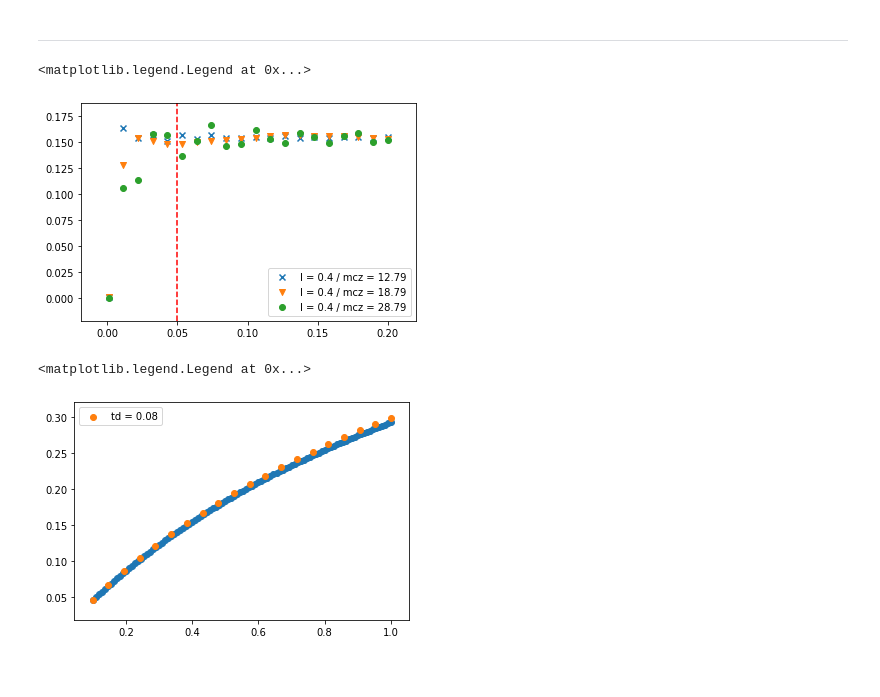
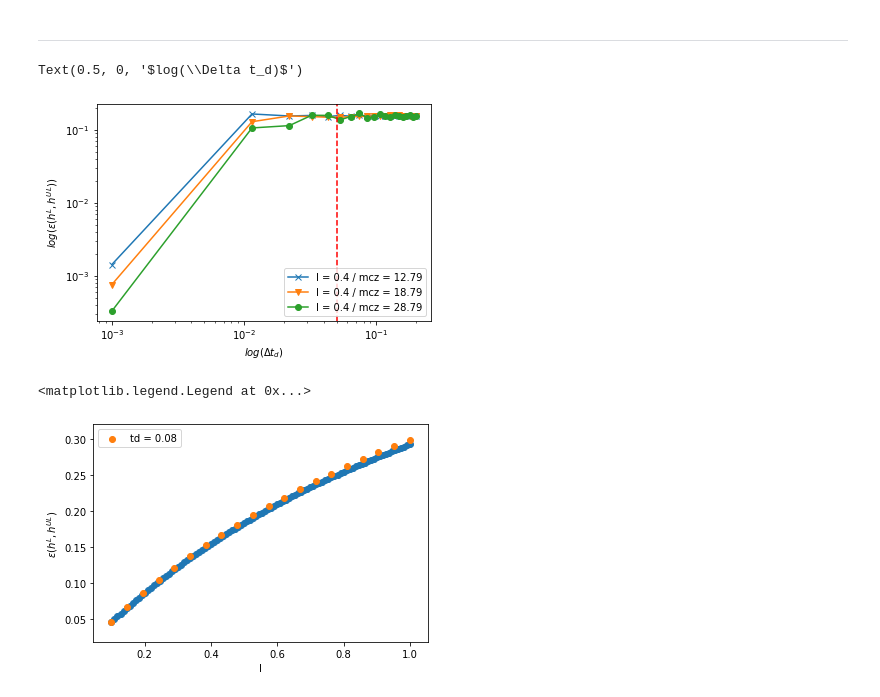
Before and after one commit to astroboy07/GW_Lensing, a Jupyter notebook: lens_properties.ipynb, the cells around one changed output. Drawn from its saved outputs; the diff is of its cells as text; code cells hidden in the pictures.

```diff
--- a/lens_properties.ipynb
+++ b/lens_properties.ipynb
@@ -286,23 +280,28 @@ df_4['match'] = np.array([-df_4[1][i][0] for i in range(len(df_4))])
 data_file = 'overlap_lensing_td_I=0.4_mcz=12.79.csv'
 df_5 = pd.read_csv(data_path + data_file, header = None, converters = {1: eval})
 df_5['match'] = np.array([-df_5[1][i][0] for i in range(len(df_5))])
+df_5 = df_5.sort_values(by = 0)
 # %%
 data_file = 'overlap_lensing_td_I=0.4_mcz=18.79.csv'
 df_6 = pd.read_csv(data_path + data_file, header = None, converters = {1: eval})
 df_6['match'] = np.array([-df_6[1][i][0] for i in range(len(df_6))])
+df_6 = df_6.sort_values(by = 0)
 # %%
 data_file = 'overlap_lensing_td_I=0.4_mcz=28.79.csv'
 df_7 = pd.read_csv(data_path + data_file, header = None, converters = {1: eval})
 df_7['match'] = np.array([-df_7[1][i][0] for i in range(len(df_7))])
+df_7 = df_7.sort_values(by = 0)
 # %%
-plt.scatter(df_5[0], 1 - df_5['match'], marker = 'x', label = 'I = 0.4 / mcz = 12.79')
-plt.scatter(df_6[0], 1 - df_6['match'], marker = 'v', label = 'I = 0.4 / mcz = 18.79')
-plt.scatter(df_7[0], 1 - df_7['match'], marker = 'o', label = 'I = 0.4 / mcz = 28.79')
+plt.loglog(df_5[0], 1 - df_5['match'], marker = 'x', label = 'I = 0.4 / mcz = 12.79')
+plt.loglog(df_6[0], 1 - df_6['match'], marker = 'v', label = 'I = 0.4 / mcz = 18.79')
+plt.loglog(df_7[0], 1 - df_7['match'], marker = 'o', label = 'I = 0.4 / mcz = 28.79')
 plt.axvline(x=0.05, color='r', linestyle='--')
 plt.legend(loc = 4)
+plt.ylabel('$log(\epsilon(h^L, h^{UL}))$')
+plt.xlabel('$log(\Delta t_d)$')
 # %% [output]
-<matplotlib.legend.Legend at 0x...>
+Text(0.5, 0, '$log(\\Delta t_d)$')
-[figure, old version]
+[figure, new version]
 # %%
 #plt.scatter(df[0], 1 - df['match'], label = 'I = 0.8 / mcz = 18.79')
 #plt.scatter(df_2[0], 1 - df_2['match'], label = 'I = 0.4') # td = [0.001, 0.5]
@@ -334,7 +333,9 @@ for i in range(len(I)):
 # %%
 plt.scatter(I, eps)
 plt.scatter(df_I_2[0], 1 - df_I_2['match'], label = 'td = 0.08')
+plt.xlabel('I')
+plt.ylabel('$\epsilon(h^L, h^{UL})$')
 plt.legend()
 # %% [output]
 <matplotlib.legend.Legend at 0x...>
-[figure, old version]
+[figure, new version]
```
Also changed, not shown: parts of 4 cells of this notebook, 20 other files.
